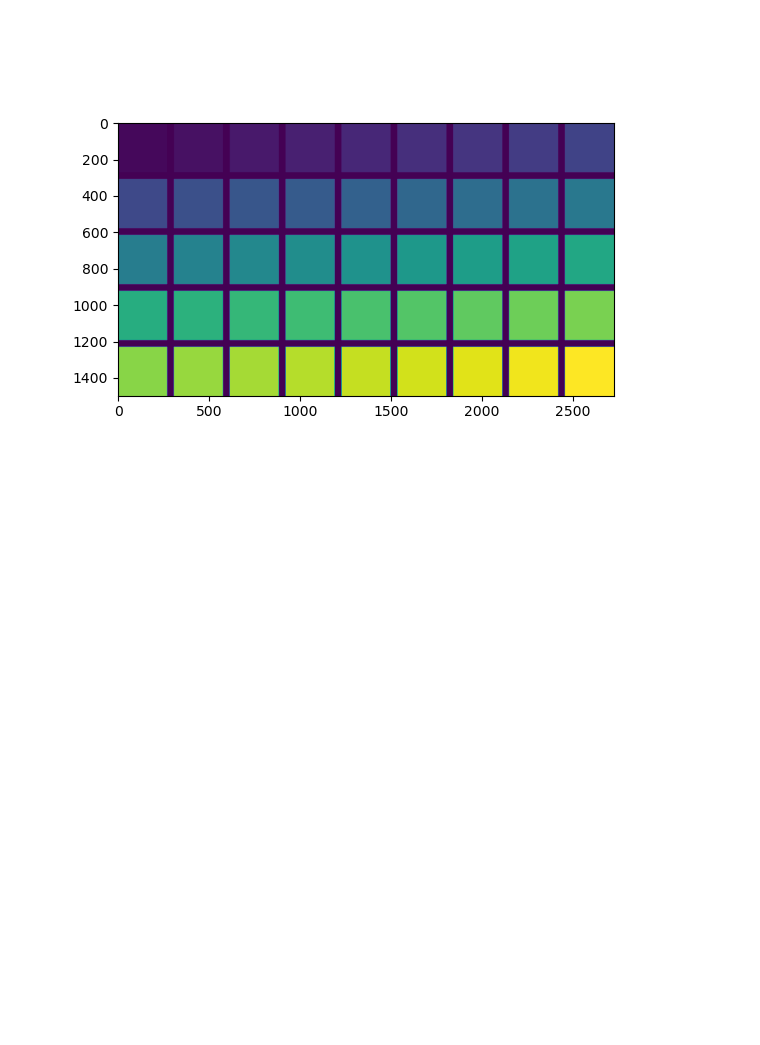
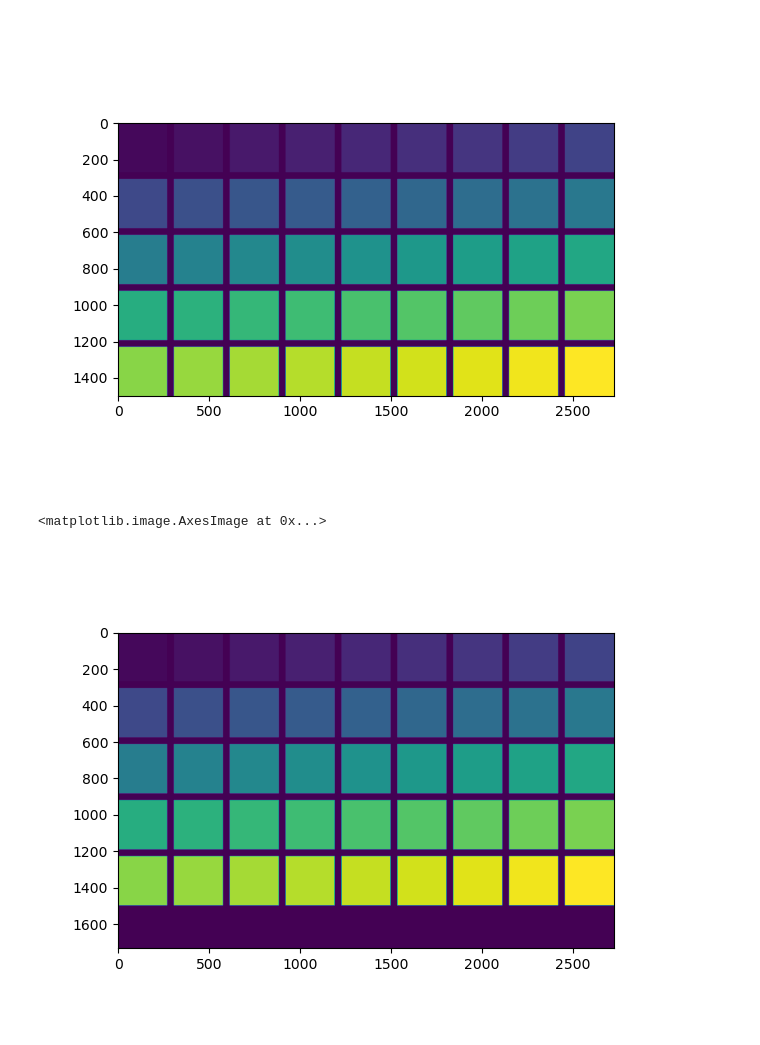
Before and after one commit to cs-413-cinestill/800t-emulation, a Jupyter notebook: color_transfer.ipynb, the cells around one changed output. Drawn from its saved outputs; the diff is of its cells as text; code cells hidden in the pictures; blank space fills up the shorter version.

Commit message:
add color checker padding function

```diff
--- a/color_transfer.ipynb
+++ b/color_transfer.ipynb
@@ -192,3 +190,16 @@ plt.imshow(color_checker)
 # %% [output]
 <matplotlib.image.AxesImage at 0x...>
 [figure]
+# %%
+def pad_to_image(src, dst):
+    final_shape = max(src.shape[0], dst.shape[0]), max(src.shape[1], dst.shape[1])
+    padded = np.zeros(final_shape, dtype='uint8')
+    padded[:src.shape[0], :src.shape[1]] = src
+    return padded
+
+padded_color_checker = pad_to_image(color_checker, corrected)
+fig_checker = plt.figure()
+plt.imshow(padded_color_checker)
+# %% [output]
+<matplotlib.image.AxesImage at 0x...>
+[figure, added]
```
Also changed, not shown: parts of 1 cell of this notebook.
